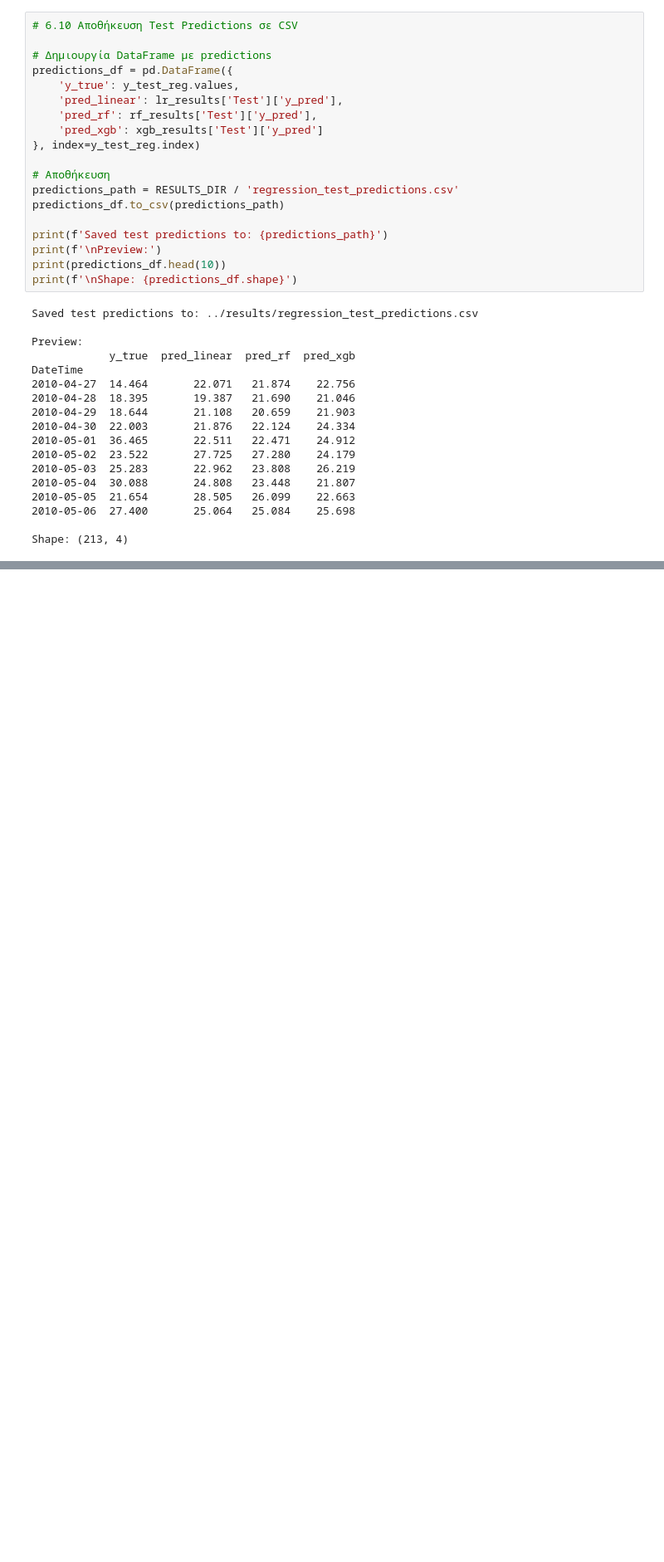
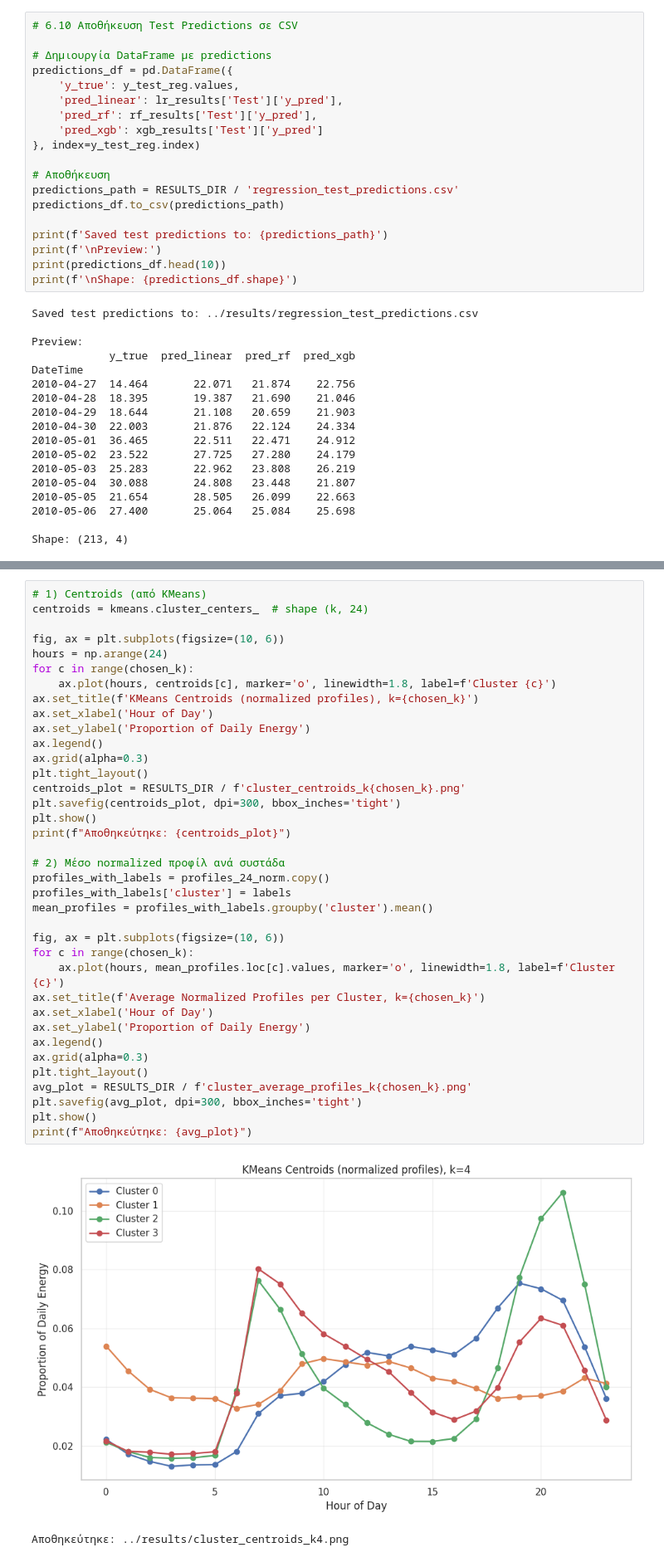
Before and after one commit to KostasPapadogiannis/energy-consumption-mining, a Jupyter notebook: notebooks/modeling.ipynb, the cells around one changed output, grey strips where cells are left out. Shown at 83% size. Saved outputs shown, nothing was run; the diff lists cells and outputs as text; blank space fills up the shorter version.

```diff
--- a/notebooks/modeling.ipynb
+++ b/notebooks/modeling.ipynb
@@ -1598,0 +1913,40 @@ Shape: (213, 4)
+# %%
+# 1) Centroids (από KMeans)
+centroids = kmeans.cluster_centers_  # shape (k, 24)
+
+fig, ax = plt.subplots(figsize=(10, 6))
+hours = np.arange(24)
+for c in range(chosen_k):
+    ax.plot(hours, centroids[c], marker='o', linewidth=1.8, label=f'Cluster {c}')
+ax.set_title(f'KMeans Centroids (normalized profiles), k={chosen_k}')
+ax.set_xlabel('Hour of Day')
+ax.set_ylabel('Proportion of Daily Energy')
+ax.legend()
+ax.grid(alpha=0.3)
+plt.tight_layout()
+centroids_plot = RESULTS_DIR / f'cluster_centroids_k{chosen_k}.png'
+plt.savefig(centroids_plot, dpi=300, bbox_inches='tight')
+plt.show()
+print(f"Αποθηκεύτηκε: {centroids_plot}")
+
+# 2) Μέσο normalized προφίλ ανά συστάδα
+profiles_with_labels = profiles_24_norm.copy()
+profiles_with_labels['cluster'] = labels
+mean_profiles = profiles_with_labels.groupby('cluster').mean()
+
+fig, ax = plt.subplots(figsize=(10, 6))
+for c in range(chosen_k):
+    ax.plot(hours, mean_profiles.loc[c].values, marker='o', linewidth=1.8, label=f'Cluster {c}')
+ax.set_title(f'Average Normalized Profiles per Cluster, k={chosen_k}')
+ax.set_xlabel('Hour of Day')
+ax.set_ylabel('Proportion of Daily Energy')
+ax.legend()
+ax.grid(alpha=0.3)
+plt.tight_layout()
+avg_plot = RESULTS_DIR / f'cluster_average_profiles_k{chosen_k}.png'
+plt.savefig(avg_plot, dpi=300, bbox_inches='tight')
+plt.show()
+print(f"Αποθηκεύτηκε: {avg_plot}")
+# %% [output]
+[figure, added]
+Αποθηκεύτηκε: ../results/cluster_centroids_k4.png
```
Also changed, not shown: parts of 17 cells of this notebook, 12 other files.
